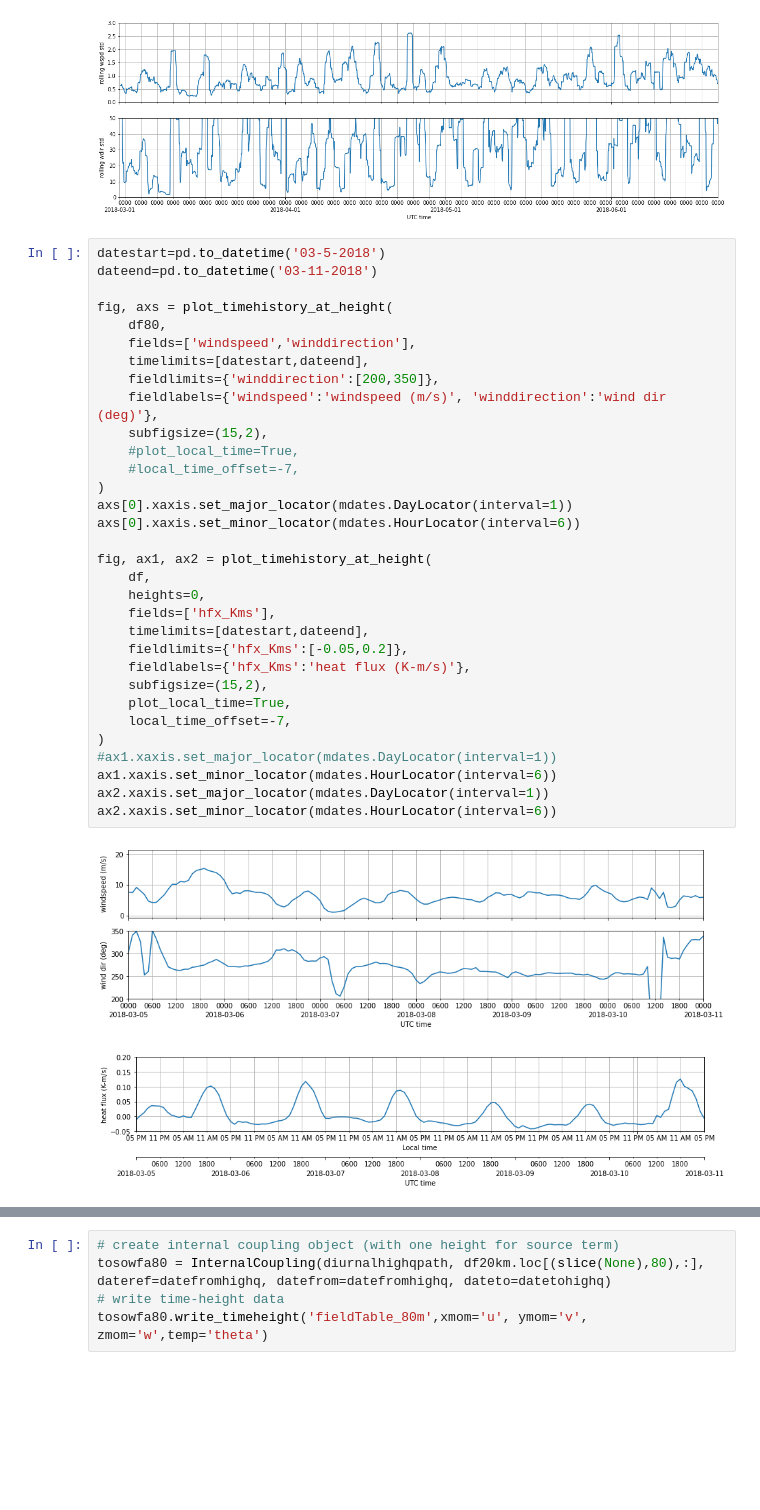
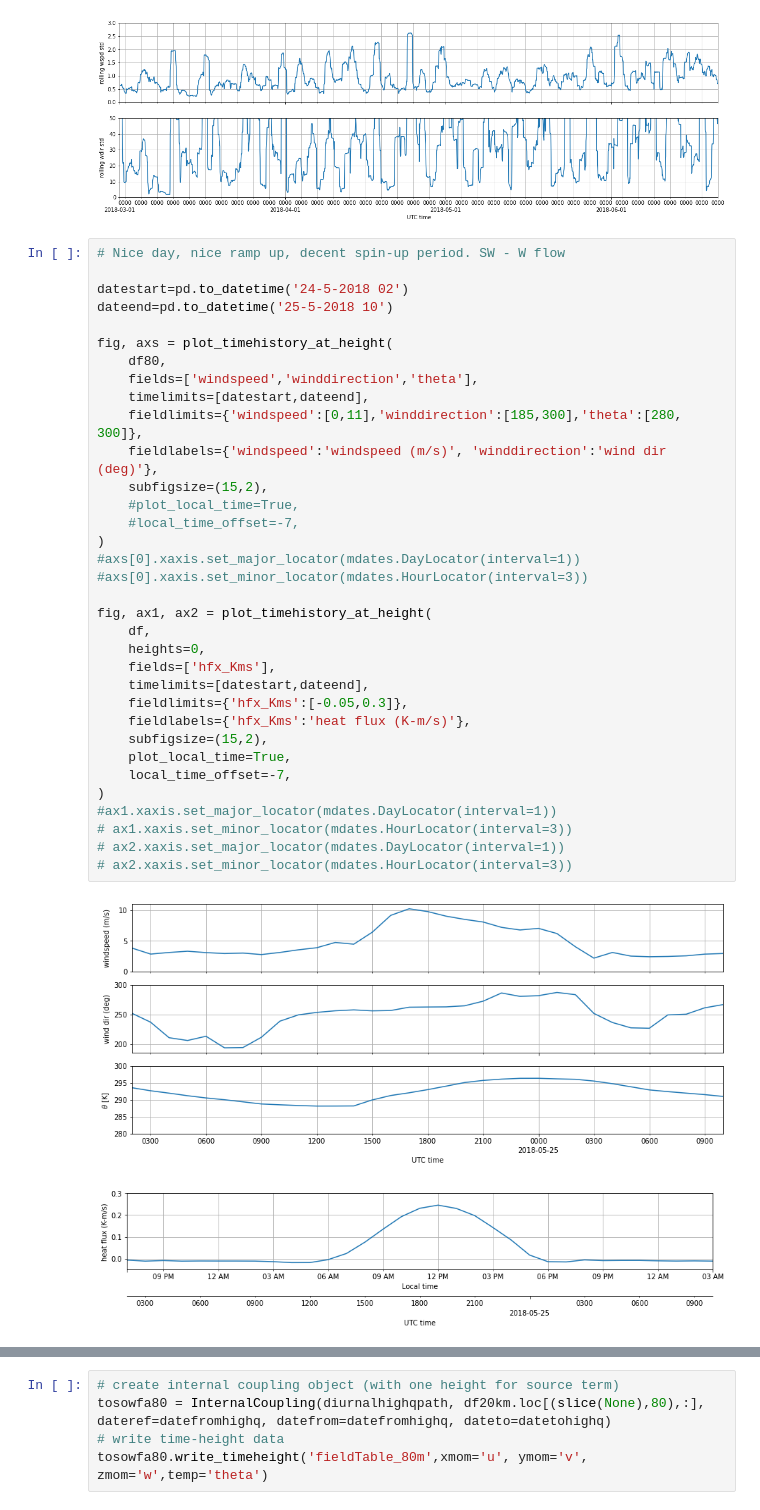
Before and after one commit to rthedin/assessment, a Jupyter notebook: datasets/WINDToolkit/13_diurnal_WTKupdate2017_2018.ipynb, the cells around one changed output, grey strips where cells are left out. Cells and saved outputs as stored; diff of their text form; blank space fills up the shorter version.

```diff
--- a/datasets/WINDToolkit/13_diurnal_WTKupdate2017_2018.ipynb
+++ b/datasets/WINDToolkit/13_diurnal_WTKupdate2017_2018.ipynb
@@ -556,38 +605,40 @@ axs[0].xaxis.set_minor_locator(mdates.DayLocator(interval=3))
 [figure]
 [figure]
 # %%
-datestart=pd.to_datetime('03-5-2018')
-dateend=pd.to_datetime('03-11-2018')
+# Nice day, nice ramp up, decent spin-up period. SW - W flow
+
+datestart=pd.to_datetime('24-5-2018 02')
+dateend=pd.to_datetime('25-5-2018 10')
 
 fig, axs = plot_timehistory_at_height(
     df80,
-    fields=['windspeed','winddirection'],
+    fields=['windspeed','winddirection','theta'],
     timelimits=[datestart,dateend],
-    fieldlimits={'winddirection':[200,350]},
+    fieldlimits={'windspeed':[0,11],'winddirection':[185,300],'theta':[280, 300]},
     fieldlabels={'windspeed':'windspeed (m/s)', 'winddirection':'wind dir (deg)'},
     subfigsize=(15,2),
     #plot_local_time=True,
     #local_time_offset=-7,
 )
-axs[0].xaxis.set_major_locator(mdates.DayLocator(interval=1))
-axs[0].xaxis.set_minor_locator(mdates.HourLocator(interval=6))
+#axs[0].xaxis.set_major_locator(mdates.DayLocator(interval=1))
+#axs[0].xaxis.set_minor_locator(mdates.HourLocator(interval=3))
 
 fig, ax1, ax2 = plot_timehistory_at_height(
     df,
     heights=0,
     fields=['hfx_Kms'],
     timelimits=[datestart,dateend],
-    fieldlimits={'hfx_Kms':[-0.05,0.2]},
+    fieldlimits={'hfx_Kms':[-0.05,0.3]},
     fieldlabels={'hfx_Kms':'heat flux (K-m/s)'},
     subfigsize=(15,2),
     plot_local_time=True,
     local_time_offset=-7,
 )
 #ax1.xaxis.set_major_locator(mdates.DayLocator(interval=1))
-ax1.xaxis.set_minor_locator(mdates.HourLocator(interval=6))
-ax2.xaxis.set_major_locator(mdates.DayLocator(interval=1))
-ax2.xaxis.set_minor_locator(mdates.HourLocator(interval=6))
+# ax1.xaxis.set_minor_locator(mdates.HourLocator(interval=3))
+# ax2.xaxis.set_major_locator(mdates.DayLocator(interval=1))
+# ax2.xaxis.set_minor_locator(mdates.HourLocator(interval=3))
 # %% [output]
-[figure, old version]
+[figure, new version]
-[figure, old version]
+[figure, new version]
 # %%
```
Also changed, not shown: parts of 58 cells of this notebook, 1 other file.
